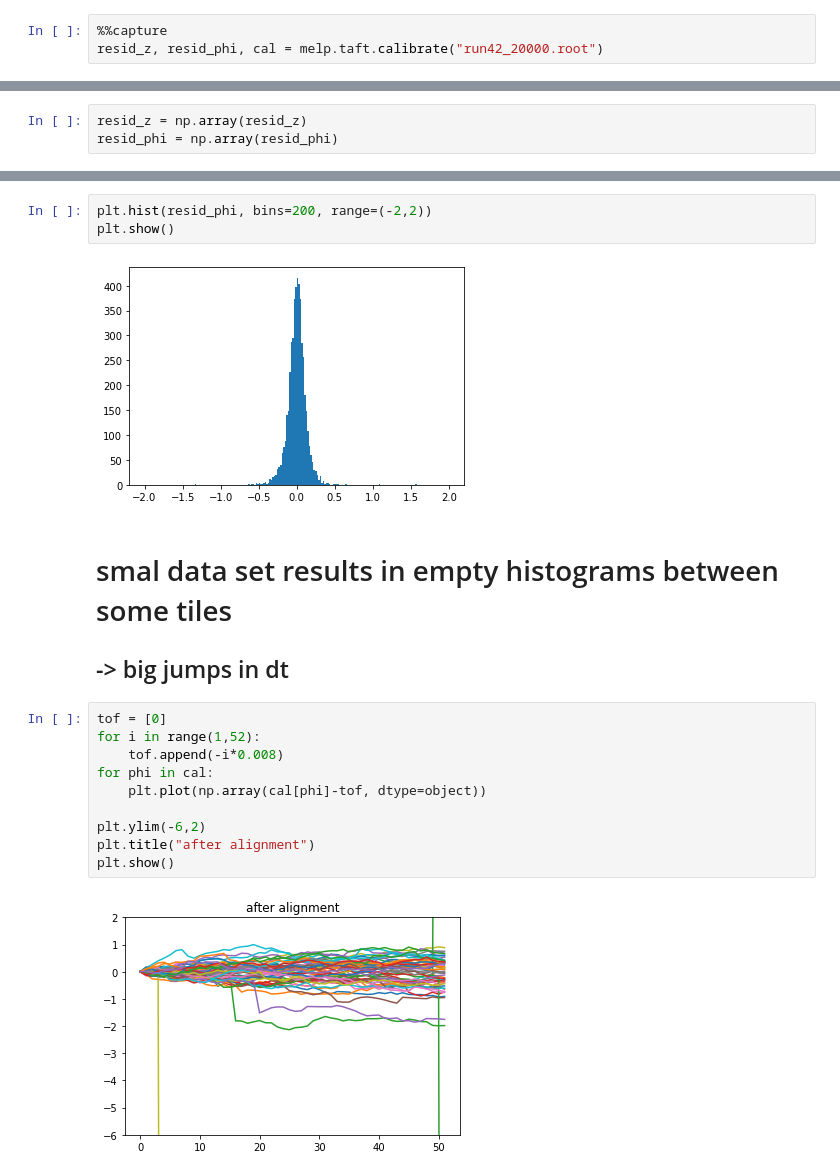
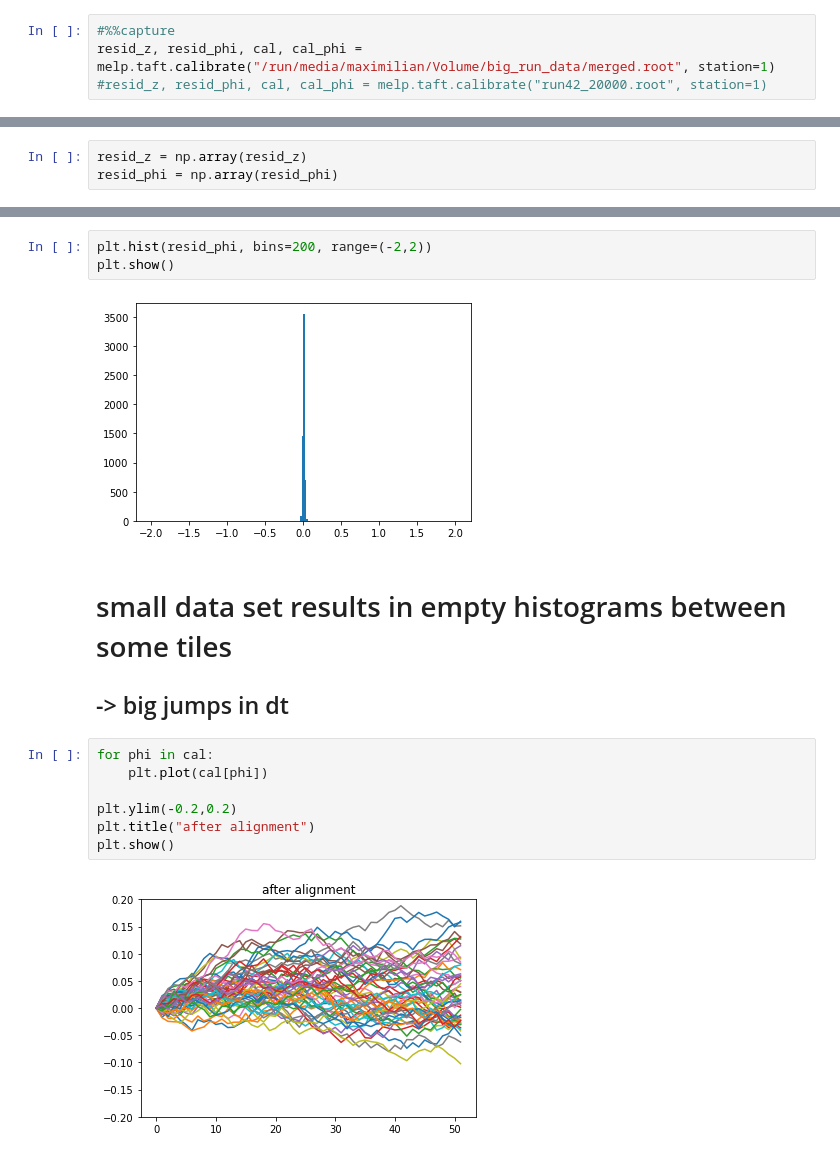
Before and after one commit to maximilianKoeper/melp, a Jupyter notebook: example_taft_v2.ipynb, the cells around one changed output, grey strips where cells are left out. Drawn from its saved outputs; the diff is of its cells as text.

```diff
--- a/example_taft_v2.ipynb
+++ b/example_taft_v2.ipynb
@@ -47,5 +39,6 @@ plt.show()
 # %% [output]
 [figure]
 # %%
-%%capture
-resid_z, resid_phi, cal = melp.taft.calibrate("run42_20000.root")
+#%%capture
+resid_z, resid_phi, cal, cal_phi = melp.taft.calibrate("/run/media/maximilian/Volume/big_run_data/merged.root", station=1)
+#resid_z, resid_phi, cal, cal_phi = melp.taft.calibrate("run42_20000.root", station=1)
@@ -79,22 +54,19 @@ plt.show()
 plt.hist(resid_phi, bins=200, range=(-2,2))
 plt.show()
 # %% [output]
-[figure, old version]
+[figure, new version]
 # %% [markdown]
-# smal data set results in empty histograms between some tiles
+# small data set results in empty histograms between some tiles
 ## -> big jumps in dt
 # %%
-tof = [0]
-for i in range(1,52):
-    tof.append(-i*0.008)
 for phi in cal:
-    plt.plot(np.array(cal[phi]-tof, dtype=object))
+    plt.plot(cal[phi])
 
-plt.ylim(-6,2)
+plt.ylim(-0.2,0.2)
 plt.title("after alignment")
 plt.show()
 # %% [output]
-[figure, old version]
+[figure, new version]
 # %%
 cal1 = {}
 for phi_row in range(56):
```
Also changed, not shown: parts of 11 cells of this notebook, 1 other file.
